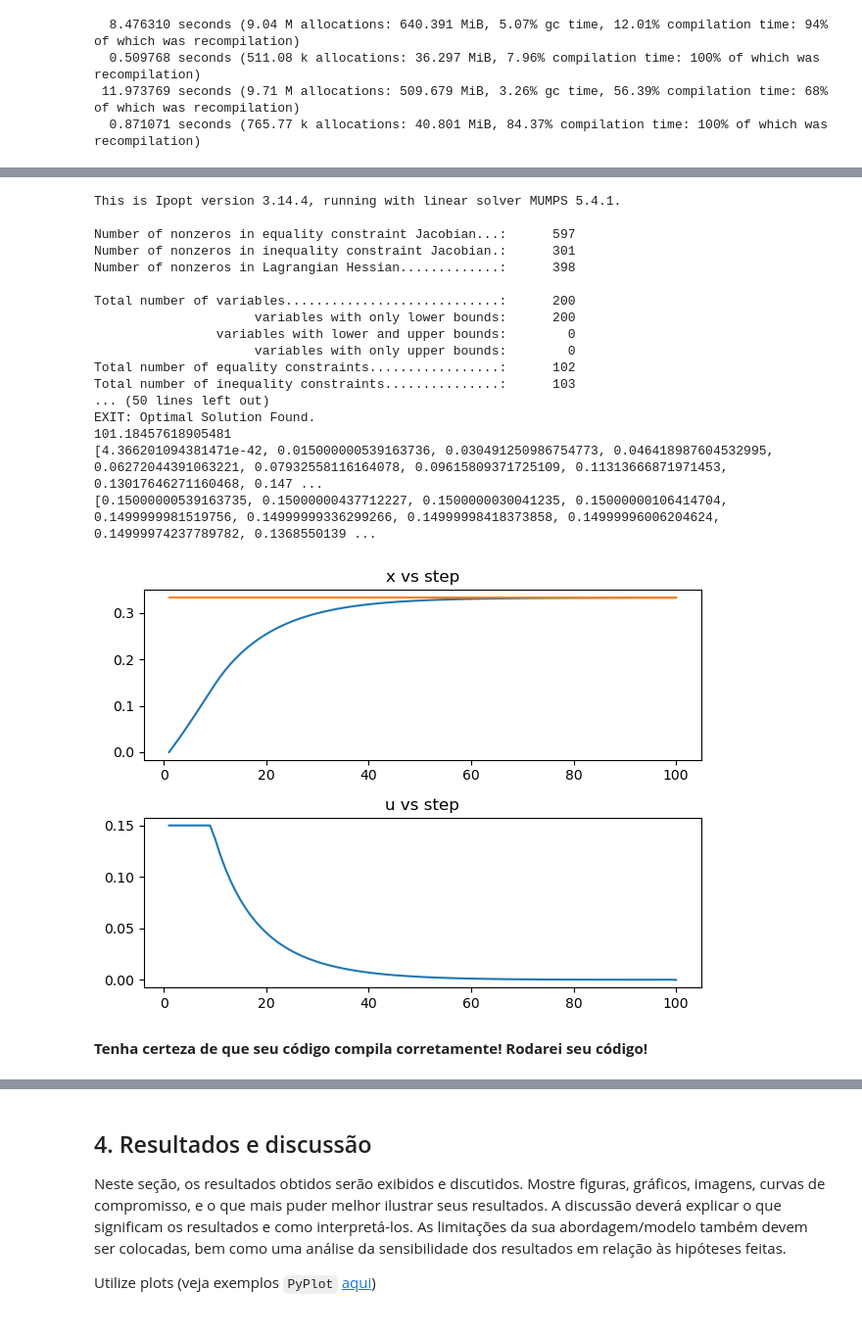
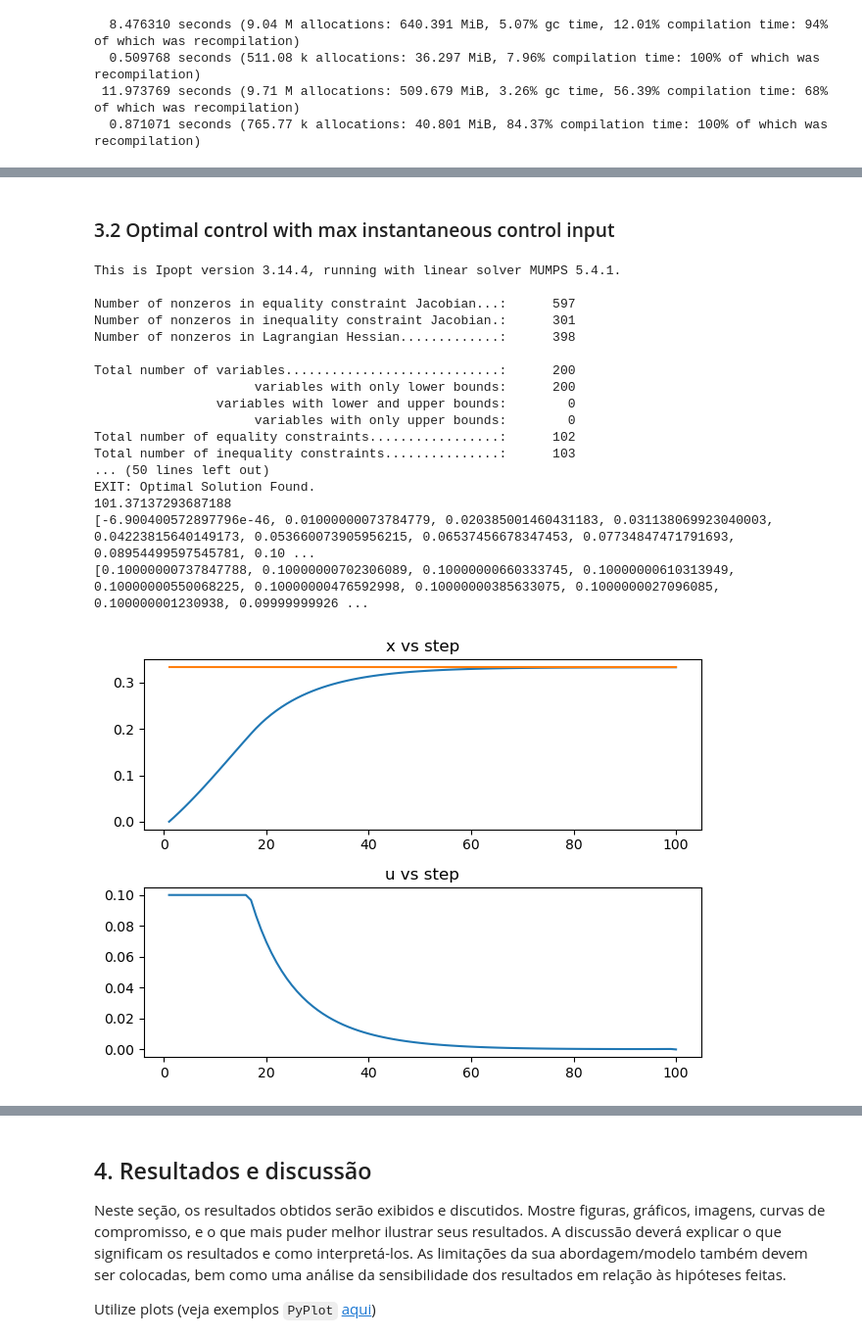
Before and after one commit to Gabrieljsss/information-spread-optimization-model, a Jupyter notebook: modelo_relatorio_projeto_2022.ipynb, the cells around one changed output, grey strips where cells are left out. Shown at 98% size. Drawn from its saved outputs; the diff is of its cells as text; code cells hidden in the pictures.

```diff
--- a/modelo_relatorio_projeto_2022.ipynb
+++ b/modelo_relatorio_projeto_2022.ipynb
@@ -203,4 +207,6 @@ gcf()
 [figure]
+# %% [markdown]
+<h3> 3.2 Optimal control with max instantaneous control input </h3>
 # %%
 m = Model(Ipopt.Optimizer);
 numberOfIterations = 100;
@@ -220,10 +226,10 @@ end
 @constraint(m, uOptimalControlLimitedCosts[1] <= 1000) #prevent explosion
 
 ##### introduce max possible control input ###########################
-@constraint(m, uOptimalControlLimitedCosts .<= 0.15)
+@constraint(m, uOptimalControlLimitedCosts .<= 0.1)
 ##### introduce max possible control input ###########################
 
-advertisingCost = @expression(m, sum(uOptimalControlLimitedCosts .* uOptimalControlLimitedCosts .+ (xOptimalControlLimitedCosts .- xEquilibrium).*(xOptimalControlLimitedCosts .- xEquilibrium) .+ λ)) #prevent explosion
+advertisingCost = @expression(m, sum(uOptimalControlLimitedCosts .^2 .+ (xOptimalControlLimitedCosts .- xEquilibrium).^2 .+ λ)) #prevent explosion
 @objective(m, Min, advertisingCost);
 optimize!(m);
 
@@ -240,36 +246,34 @@ uOptimalControlLimitedCostsResult = JuMP.value.(uOptimalControlLimitedCosts);
 clf(); #required for vscode on mac
 fig = plt.figure();
 
 ax1 = fig.add_subplot(2, 1, 1);
 ax1.title.set_text("x vs step");
 plt.plot(range(1, numberOfIterations), transpose(JuMP.value.(xOptimalControlLimitedCosts)));
 plt.plot(range(1, numberOfIterations), xEquilibrium .* ones(numberOfIterations));
 
 ax2 = fig.add_subplot(2, 1, 2);
 ax2.title.set_text("u vs step");
 plt.plot(range(1, numberOfIterations), transpose(JuMP.value.(uOptimalControlLimitedCosts)));
 
 fig.tight_layout();
 show()
 gcf()
 # %% [output]
 This is Ipopt version 3.14.4, running with linear solver MUMPS 5.4.1.
 
 Number of nonzeros in equality constraint Jacobian...:      597
 Number of nonzeros in inequality constraint Jacobian.:      301
 Number of nonzeros in Lagrangian Hessian.............:      398
 
 Total number of variables............................:      200
                      variables with only lower bounds:      200
                 variables with lower and upper bounds:        0
                      variables with only upper bounds:        0
 Total number of equality constraints.................:      102
 Total number of inequality constraints...............:      103
 ... (50 lines left out)
 EXIT: Optimal Solution Found.
-101.18457618905481
-[4.366201094381471e-42, 0.015000000539163736, 0.030491250986754773, 0.046418987604532995, 0.06272044391063221, 0.07932558116164078, 0.09615809371725109, 0.11313666871971453, 0.13017646271160468, 0.147 ...
-[0.15000000539163735, 0.15000000437712227, 0.1500000030041235, 0.15000000106414704, 0.1499999981519756, 0.14999999336299266, 0.14999998418373858, 0.14999996006204624, 0.14999974237789782, 0.1368550139 ...
+101.37137293687188
+[-6.900400572897796e-46, 0.01000000073784779, 0.020385001460431183, 0.031138069923040003, 0.04223815640149173, 0.053660073905956215, 0.06537456678347453, 0.07734847471791693, 0.08954499597545781, 0.10 ...
+[0.10000000737847788, 0.10000000702306089, 0.10000000660333745, 0.10000000610313949, 0.10000000550068225, 0.10000000476592998, 0.10000000385633075, 0.1000000027096085, 0.100000001230938, 0.09999999926 ...
-[figure, old version]
+[figure, new version]
-# %% [markdown]
-**Tenha certeza de que seu código compila corretamente! Rodarei seu código!**
```
Also changed, not shown: parts of 8 cells of this notebook.
